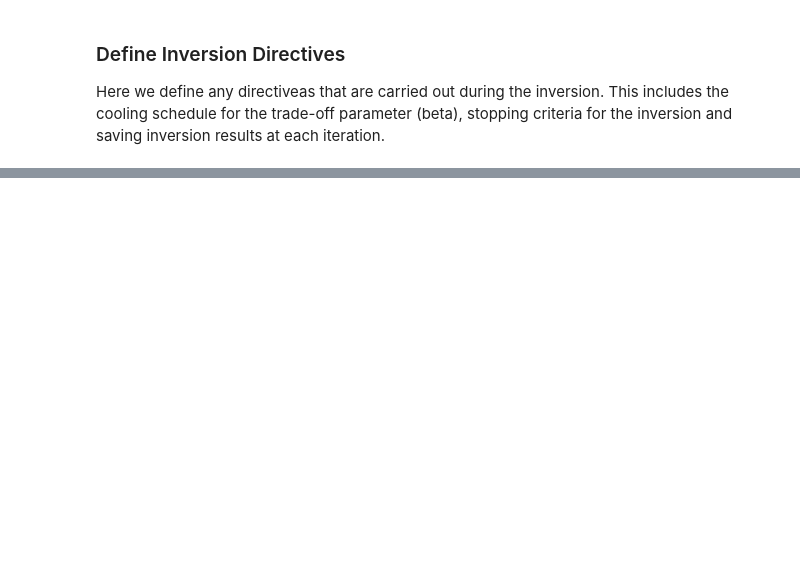
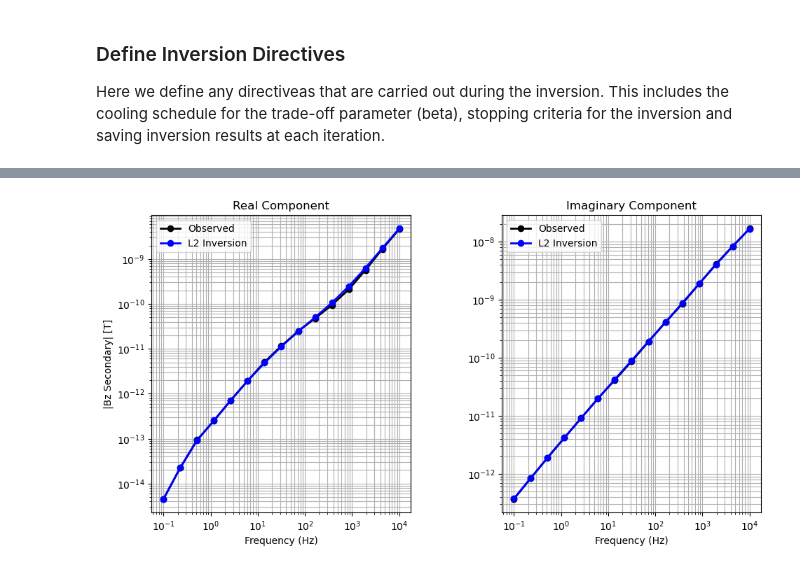
Before and after one commit to SabrinaAshik/EOSC454-Project-SabrinaAshik, a Jupyter notebook: 1d-notebooks/1d_sounding_1d_inversion.ipynb, the cells around one changed output, grey strips where cells are left out. Drawn from its saved outputs; the diff is of its cells as text; code cells hidden in the pictures; blank space fills up the shorter version.

```diff
--- a/1d-notebooks/1d_sounding_1d_inversion.ipynb
+++ b/1d-notebooks/1d_sounding_1d_inversion.ipynb
@@ -302,0 +375,6 @@ plt.show()
+# %%
+opt_irls = optimization.InexactGaussNewton(
+    maxIter=100, maxIterLS=20, maxIterCG=30, tolCG=1e-3
+)
+# %%
+inv_prob_irls = inverse_problem.BaseInvProblem(dmis_irls, reg_irls, opt_irls)
@@ -302,0 +386,12 @@ plt.show()
+# %%
+starting_beta_irls = directives.BetaEstimate_ByEig(beta0_ratio=1e0)
+update_jacobi_irls = directives.UpdatePreconditioner(update_every_iteration=True)
+update_irls = directives.Update_IRLS(
+    coolingFactor=2,
+    coolingRate=3,
+    f_min_change=1e-4,
+    max_irls_iterations=30,
+    chifact_start=1.0,
+)
+
+directives_list_irls = [update_irls, starting_beta_irls, update_jacobi_irls]
@@ -302,0 +400,5 @@ plt.show()
+# %%
+inv_irls = inversion.BaseInversion(inv_prob_irls, directives_list_irls)
+
+# Run the inversion
+recovered_model_irls = inv_irls.run(starting_resistivity_model)
@@ -302,0 +423,20 @@ plt.show()
+# %%
+dpred_irls = simulation_irls.dpred(recovered_model_irls)
+
+fig = plt.figure(figsize=(10, 5))
+ax = [fig.add_axes([0.1 + ii * 0.5, 0.1, 0.37, 0.85]) for ii in range(2)]
+for ii in range(2):
+    ax[ii].loglog(frequencies, abs(dobs[ii::2]), "k-o", lw=2)
+    ax[ii].loglog(frequencies, abs(dpred_irls[ii::2]),"b-o", lw=2)
+    ax[ii].grid(which="both")
+    ax[ii].set_xlabel("Frequency (Hz)")
+    ax[ii].set_ylabel("|Bz Secondary| [T]")
+    ax[ii].legend(["Observed", "L2 Inversion"])
+    if ii == 1:
+        ax[ii].set_ylabel("")
+
+ax[0].set_title("Real Component")
+ax[1].set_title("Imaginary Component")
+plt.show()
+# %% [output]
+[figure, added]
```
Also changed, not shown: parts of 29 cells of this notebook, 13 other files.
